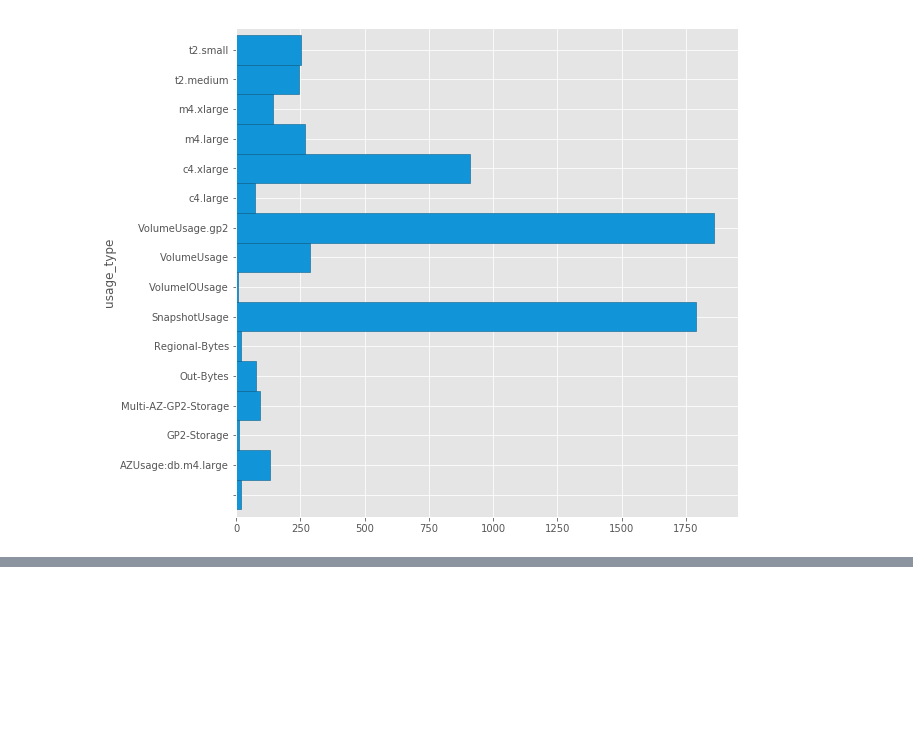
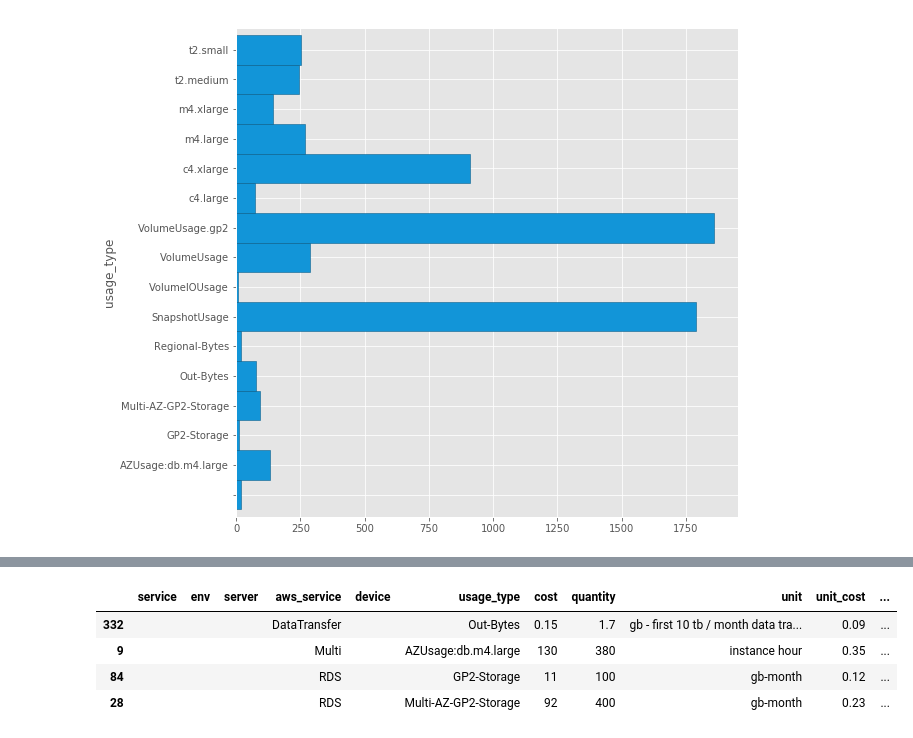
Before and after one commit to CDLUC3/merritt-aws, a Jupyter notebook: Costs.ipynb, the cells around one changed output, grey strips where cells are left out. Saved outputs shown, nothing was run; the diff lists cells and outputs as text; code cells hidden in the pictures; blank space fills up the shorter version.

```diff
--- a/Costs.ipynb
+++ b/Costs.ipynb
@@ -54 +34,9 @@ for service in services:
 ... (188 outputs left out)
+# %%
+costs_for_service('')
+# %% [output]
+|  | service | env | server | aws_service | device | usage_type | cost | quantity | unit | unit_cost | ... |
+| 332 |  |  |  | DataTransfer |  | Out-Bytes | 0.15 | 1.7 | gb - first 10 tb / month data tra... | 0.09 | ... |
+| 9 |  |  |  | Multi |  | AZUsage:db.m4.large | 130 | 380 | instance hour | 0.35 | ... |
+| 84 |  |  |  | RDS |  | GP2-Storage | 11 | 100 | gb-month | 0.12 | ... |
+| 28 |  |  |  | RDS |  | Multi-AZ-GP2-Storage | 92 | 400 | gb-month | 0.23 | ... |
```
Also changed, not shown: parts of 2 cells of this notebook, 1 other file.
